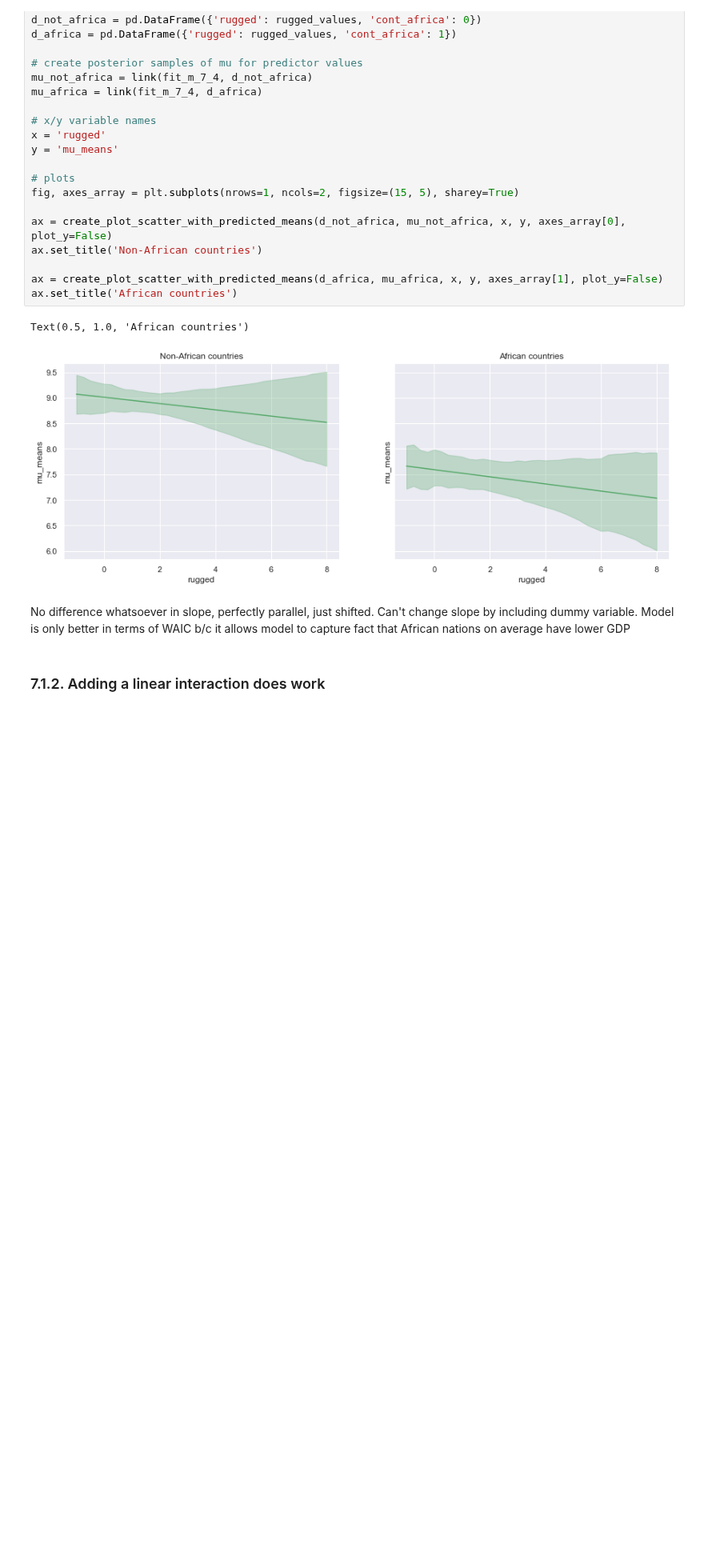
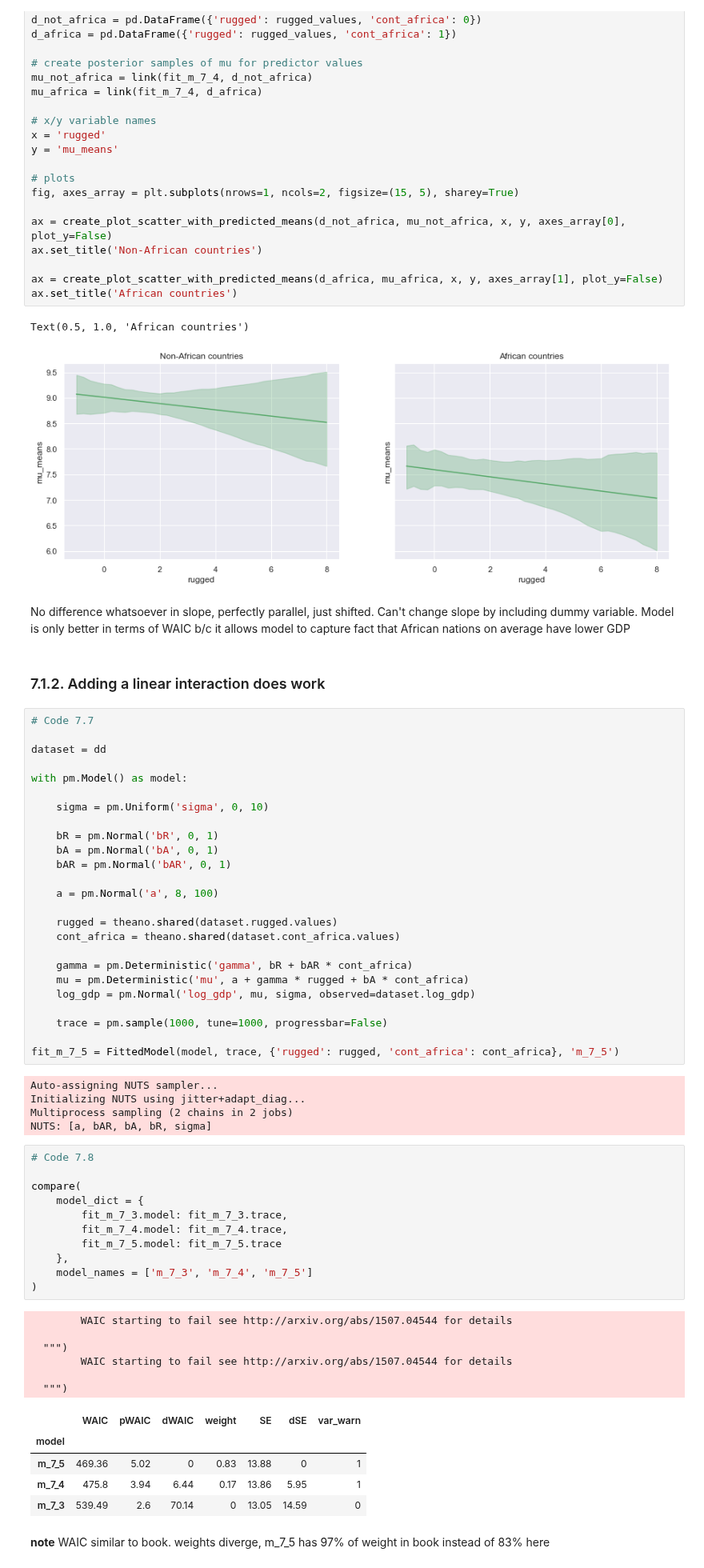
Before and after one commit to nwweber/statistical_rethinking, a Jupyter notebook: chapter_07_interactions.ipynb, the cells around one changed output. Shown at 80% size. Drawn from its saved outputs; the diff is of its cells as text; blank space fills up the shorter version.

```diff
--- a/chapter_07_interactions.ipynb
+++ b/chapter_07_interactions.ipynb
@@ -336,3 +405,58 @@ Text(0.5, 1.0, 'African countries')
 No difference whatsoever in slope, perfectly parallel, just shifted. Can't change slope by including dummy variable. Model is only better in terms of WAIC b/c it allows model to capture fact that African nations on average have lower GDP
 # %% [markdown]
 ### 7.1.2. Adding a linear interaction does work
+# %%
+# Code 7.7
+
+dataset = dd
+
+with pm.Model() as model:
+
+    sigma = pm.Uniform('sigma', 0, 10)
+
+    bR = pm.Normal('bR', 0, 1)
+    bA = pm.Normal('bA', 0, 1)
+    bAR = pm.Normal('bAR', 0, 1)
+
+    a = pm.Normal('a', 8, 100)
+
+    rugged = theano.shared(dataset.rugged.values)
+    cont_africa = theano.shared(dataset.cont_africa.values)
+
+    gamma = pm.Deterministic('gamma', bR + bAR * cont_africa)
+    mu = pm.Deterministic('mu', a + gamma * rugged + bA * cont_africa)
+    log_gdp = pm.Normal('log_gdp', mu, sigma, observed=dataset.log_gdp)
+
+    trace = pm.sample(1000, tune=1000, progressbar=False)
+
+fit_m_7_5 = FittedModel(model, trace, {'rugged': rugged, 'cont_africa': cont_africa}, 'm_7_5')
+# %% [output]
+Auto-assigning NUTS sampler...
+Initializing NUTS using jitter+adapt_diag...
+Multiprocess sampling (2 chains in 2 jobs)
+NUTS: [a, bAR, bA, bR, sigma]
+# %%
+# Code 7.8
+
+compare(
+    model_dict = {
+        fit_m_7_3.model: fit_m_7_3.trace,
+        fit_m_7_4.model: fit_m_7_4.trace,
+        fit_m_7_5.model: fit_m_7_5.trace
+    },
+    model_names = ['m_7_3', 'm_7_4', 'm_7_5']
+)
+# %% [output]
+        WAIC starting to fail see http://arxiv.org/abs/1507.04544 for details
+
+  """)
+        WAIC starting to fail see http://arxiv.org/abs/1507.04544 for details
+
+  """)
+|  | WAIC | pWAIC | dWAIC | weight | SE | dSE | var_warn |
+| model |  |  |  |  |  |  |  |
+| m_7_5 | 469.36 | 5.02 | 0 | 0.83 | 13.88 | 0 | 1 |
+| m_7_4 | 475.8 | 3.94 | 6.44 | 0.17 | 13.86 | 5.95 | 1 |
+| m_7_3 | 539.49 | 2.6 | 70.14 | 0 | 13.05 | 14.59 | 0 |
+# %% [markdown]
+**note** WAIC similar to book. weights diverge, m_7_5 has 97% of weight in book instead of 83% here
```
Also changed, not shown: parts of 25 cells of this notebook.
